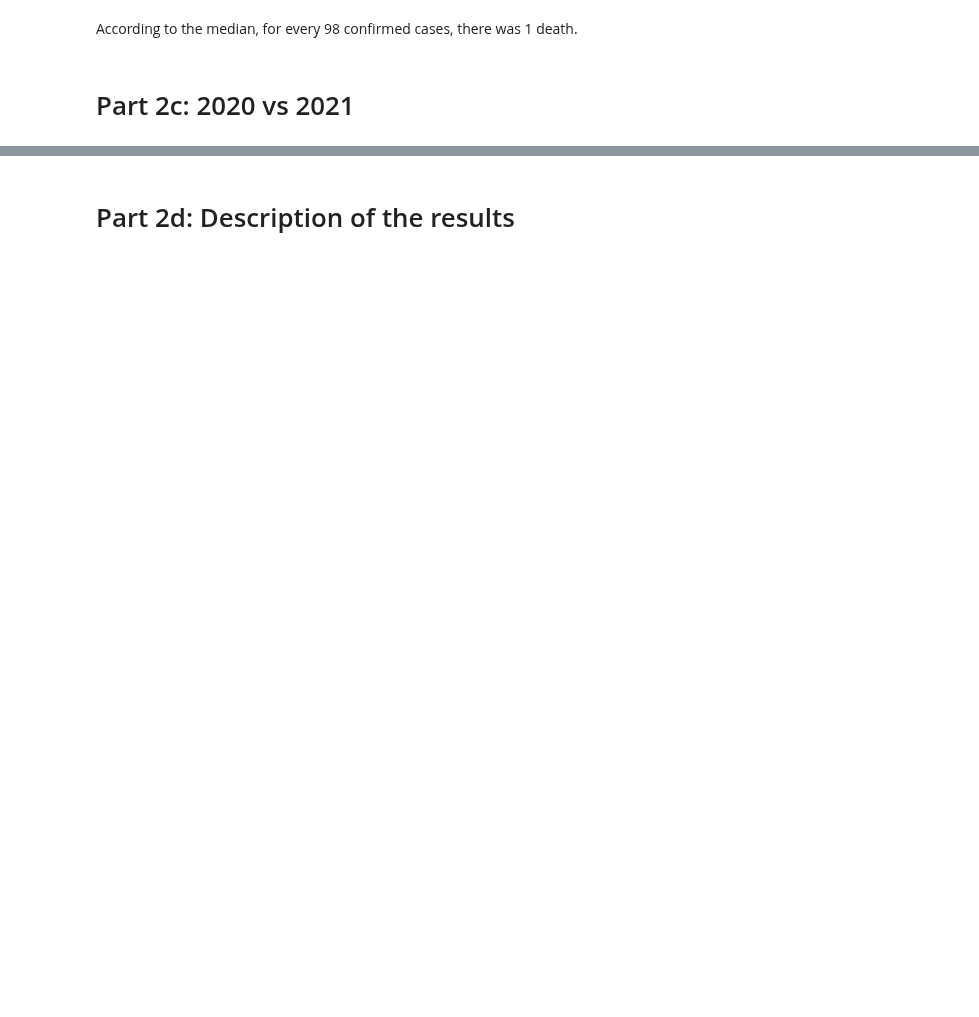
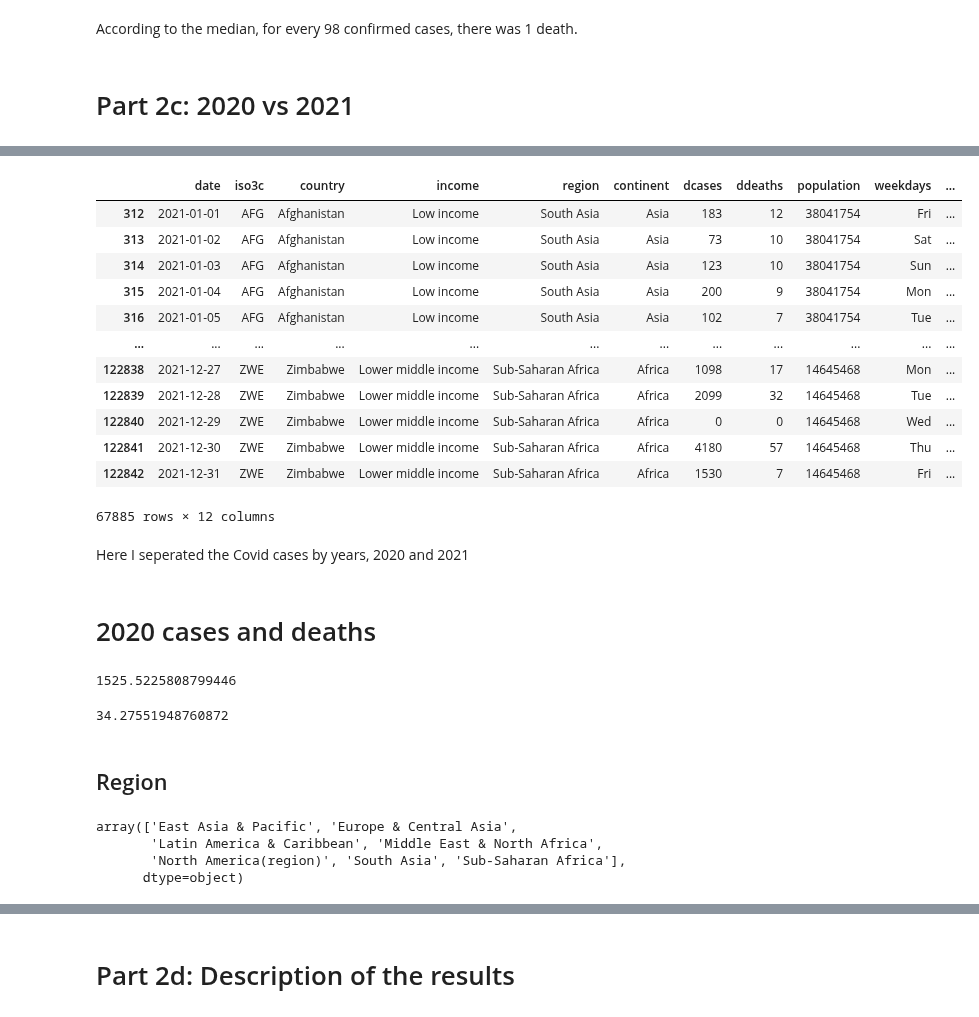
Before and after one commit to malouche/DSC2spring2022, a Jupyter notebook: Ali Baligh 900211718 assig 2.ipynb, the cells around one changed output, grey strips where cells are left out. Cells and saved outputs as stored; diff of their text form; code cells hidden in the pictures; blank space fills up the shorter version.

```diff
--- a/Ali Baligh 900211718 assig 2.ipynb
+++ b/Ali Baligh 900211718 assig 2.ipynb
@@ -997,0 +1017,39 @@ According to the median, for every 98 confirmed cases, there was 1 death.
+# %%
+df21=df[df["year"]==2021]
+df21
+# %% [output]
+|  | date | iso3c | country | income | region | continent | dcases | ddeaths | population | weekdays | ... |
+| 312 | 2021-01-01 | AFG | Afghanistan | Low income | South Asia | Asia | 183 | 12 | 38041754 | Fri | ... |
+| 313 | 2021-01-02 | AFG | Afghanistan | Low income | South Asia | Asia | 73 | 10 | 38041754 | Sat | ... |
+| 314 | 2021-01-03 | AFG | Afghanistan | Low income | South Asia | Asia | 123 | 10 | 38041754 | Sun | ... |
+| 315 | 2021-01-04 | AFG | Afghanistan | Low income | South Asia | Asia | 200 | 9 | 38041754 | Mon | ... |
+| 316 | 2021-01-05 | AFG | Afghanistan | Low income | South Asia | Asia | 102 | 7 | 38041754 | Tue | ... |
+| ... | ... | ... | ... | ... | ... | ... | ... | ... | ... | ... | ... |
+| 122838 | 2021-12-27 | ZWE | Zimbabwe | Lower middle income | Sub-Saharan Africa | Africa | 1098 | 17 | 14645468 | Mon | ... |
+| 122839 | 2021-12-28 | ZWE | Zimbabwe | Lower middle income | Sub-Saharan Africa | Africa | 2099 | 32 | 14645468 | Tue | ... |
+| 122840 | 2021-12-29 | ZWE | Zimbabwe | Lower middle income | Sub-Saharan Africa | Africa | 0 | 0 | 14645468 | Wed | ... |
+| 122841 | 2021-12-30 | ZWE | Zimbabwe | Lower middle income | Sub-Saharan Africa | Africa | 4180 | 57 | 14645468 | Thu | ... |
+| 122842 | 2021-12-31 | ZWE | Zimbabwe | Lower middle income | Sub-Saharan Africa | Africa | 1530 | 7 | 14645468 | Fri | ... |
+67885 rows × 12 columns
+# %% [markdown]
+Here I seperated the Covid cases by years, 2020 and 2021
+# %% [markdown]
+# 2020 cases and deaths
+# %%
+np.mean(df20["dcases"])
+# %% [output]
+1525.5225808799446
+# %%
+np.mean(df20["ddeaths"])
+# %% [output]
+34.27551948760872
+# %% [markdown]
+## Region
+# %%
+x=np.unique(df20["region"])
+x
+# %% [output]
+array(['East Asia & Pacific', 'Europe & Central Asia',
+       'Latin America & Caribbean', 'Middle East & North Africa',
+       'North America(region)', 'South Asia', 'Sub-Saharan Africa'],
+      dtype=object)
```
Also changed, not shown: parts of 219 cells of this notebook.
